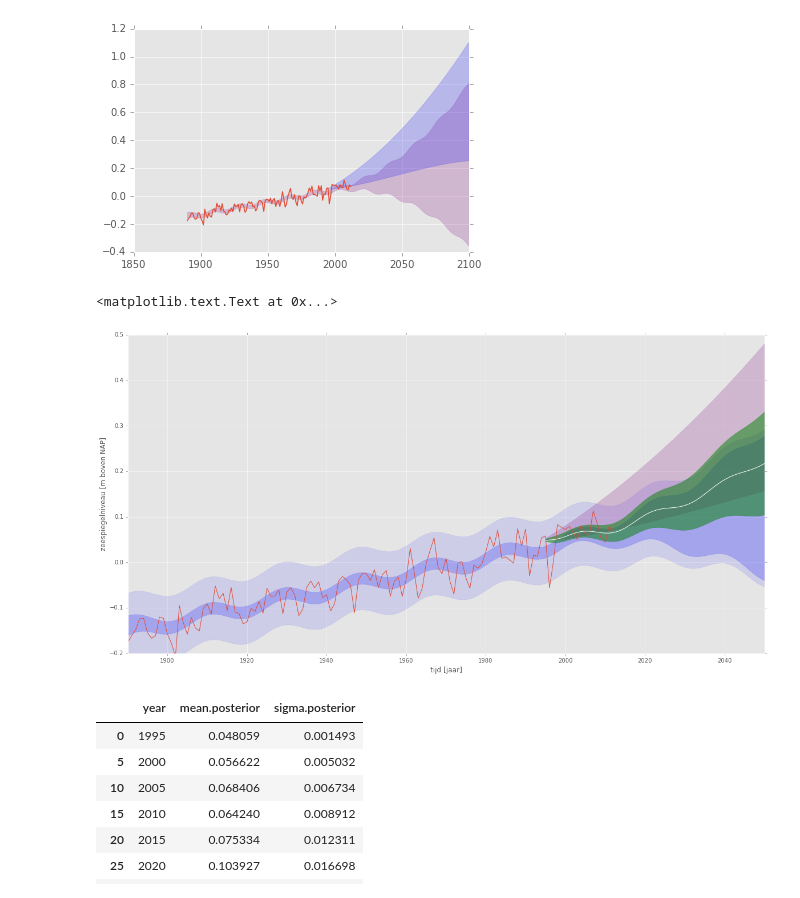
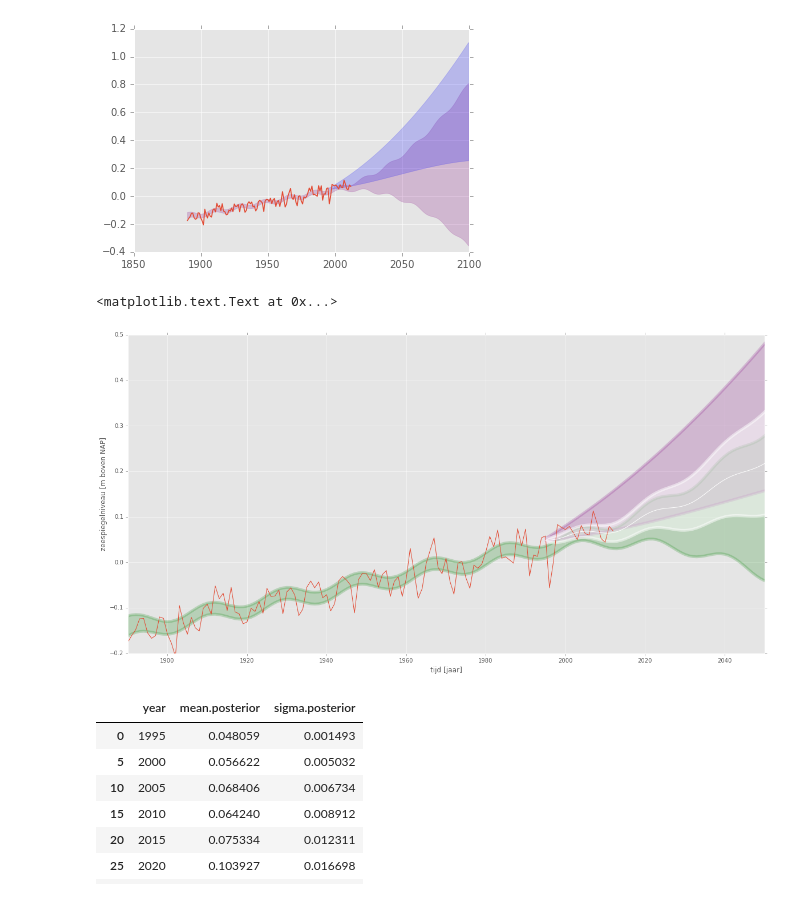
Before and after one commit to openearth/notebooks, a Jupyter notebook: modelaveraging.ipynb, the cells around one changed output. Cells and saved outputs as stored; diff of their text form; code cells hidden in the pictures.

```diff
--- a/modelaveraging.ipynb
+++ b/modelaveraging.ipynb
@@ -283,20 +288,20 @@ merged['sigma.posterior'] = (1/(1/merged['pred.clim.se']**2 + 1/merged['std']**2
 # %%
 fig, ax = plt.subplots(1,1, figsize=(20,10))
 ax.set_ylim(-0.2,0.5)
 ax.set_xlim(1890,2050)
 ax.plot(hkv['year'], hkv['wlevl'])
-ax.fill_between(hkv['year'], hkv['pred.clim.mean'] - hkv['pred.clim.se'] * 1.96, hkv['pred.clim.mean'] + hkv['pred.clim.se'] * 1.96, alpha=0.2, color='blue' )
-ax.fill_between(hkv['year'], hkv['pred.plim.mean'] - hkv['pred.plim.se'] * 1.96, hkv['pred.plim.mean'] + hkv['pred.plim.se'] * 1.96, alpha=0.1, color='blue' )
+ax.fill_between(hkv['year'], hkv['pred.clim.mean'] - hkv['pred.clim.se'] * 1.96, hkv['pred.clim.mean'] + hkv['pred.clim.se'] * 1.96, alpha=0.2, color='green', linewidth=5 )
+#ax.fill_between(hkv['year'], hkv['pred.plim.mean'] - hkv['pred.plim.se'] * 1.96, hkv['pred.plim.mean'] + hkv['pred.plim.se'] * 1.96, alpha=0.1, color='blue' )
 
-ax.fill_between(knmi['year'], knmi['mean'] - knmi['std']*1.96, knmi['mean'] + knmi['std']*1.96 , alpha=0.2, color='purple' )
-ax.fill_between(merged['year'], merged['mean.posterior'] - merged['sigma.posterior']*1.96, merged['mean.posterior'] + merged['sigma.posterior']*1.96, alpha=0.5, color='green')
+ax.fill_between(knmi['year'], knmi['mean'] - knmi['std']*1.96, knmi['mean'] + knmi['std']*1.96 , alpha=0.2, color='purple', linewidth=5)
+ax.fill_between(merged['year'], merged['mean.posterior'] - merged['sigma.posterior']*1.96, merged['mean.posterior'] + merged['sigma.posterior']*1.96, alpha=0.5, color='white', linewidth=5)
 ax.plot(merged['year'], merged['mean.posterior'], 'w-')
 ax.set_xlabel('tijd [jaar]')
 ax.set_ylabel('zeespiegelniveau [m boven NAP]')
 #axes[1].plot(hkv['year'], hkv['speed'])
 # %% [output]
 <matplotlib.text.Text at 0x...>
-[figure, old version]
+[figure, new version]
 # %%
 merged[['year', 'mean.posterior', 'sigma.posterior']][merged['year'] % 5 == 0]
 # %% [output]
```
Also changed, not shown: parts of 2 cells of this notebook.
